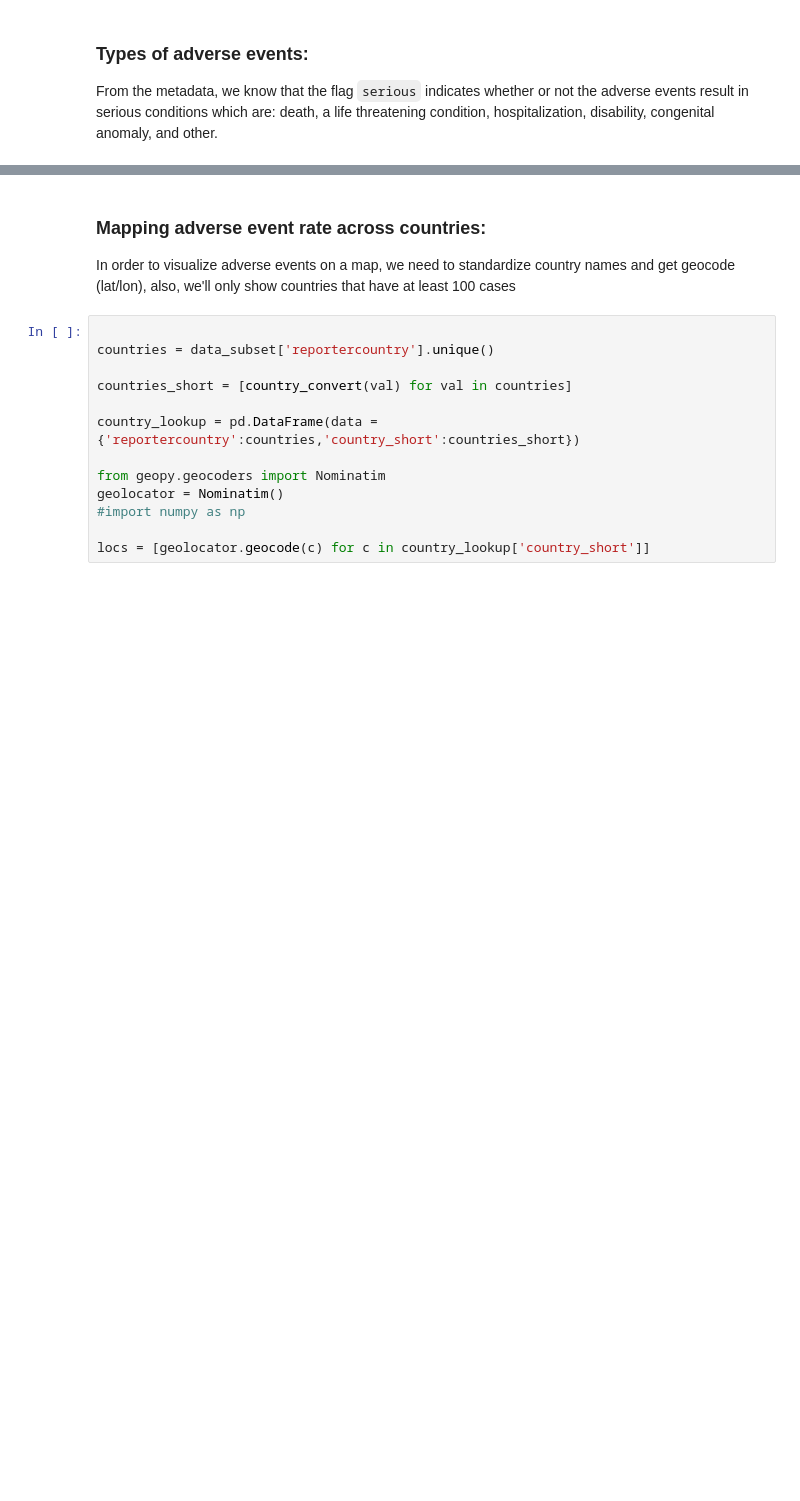
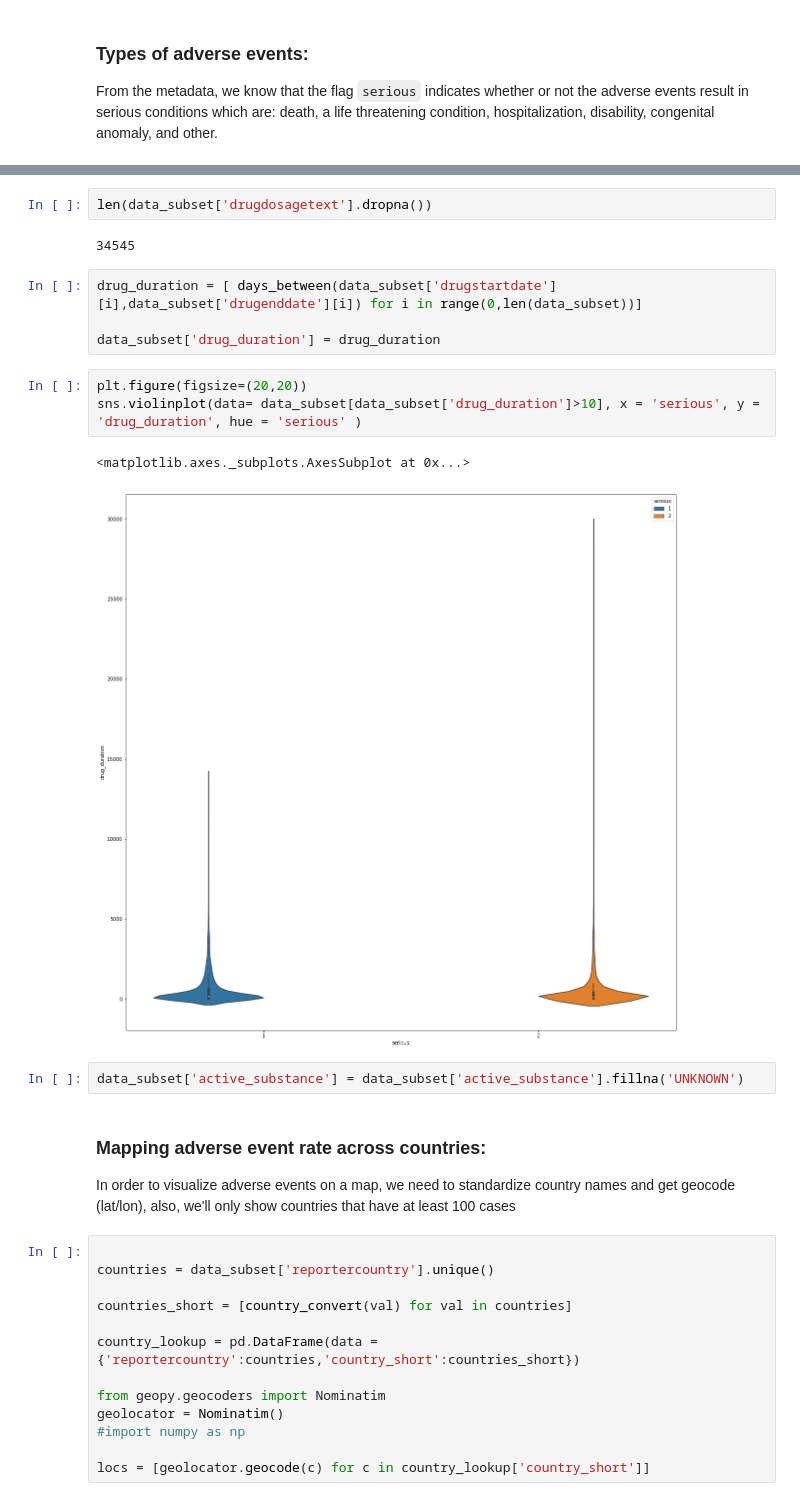
Before and after one commit to samimath/openFDA, a Jupyter notebook: eda.ipynb, the cells around one changed output, grey strips where cells are left out. Drawn from its saved outputs; the diff is of its cells as text; blank space fills up the shorter version.

```diff
--- a/eda.ipynb
+++ b/eda.ipynb
@@ -150,3 +248,19 @@ adverse_events =
+# %%
+len(data_subset['drugdosagetext'].dropna())
+# %% [output]
+34545
+# %%
+drug_duration = [ days_between(data_subset['drugstartdate'][i],data_subset['drugenddate'][i]) for i in range(0,len(data_subset))]
+
+data_subset['drug_duration'] = drug_duration
+# %%
+plt.figure(figsize=(20,20))
+sns.violinplot(data= data_subset[data_subset['drug_duration']>10], x = 'serious', y = 'drug_duration', hue = 'serious' )
+# %% [output]
+<matplotlib.axes._subplots.AxesSubplot at 0x...>
+[figure, added]
+# %%
+data_subset['active_substance'] = data_subset['active_substance'].fillna('UNKNOWN')
 # %% [markdown]
 ### Mapping adverse event rate across countries:
 In order to visualize adverse events on a map, we need to standardize country names and get geocode (lat/lon), also, we'll only show countries that have at least 100 cases
```
Also changed, not shown: parts of 21 cells of this notebook.
